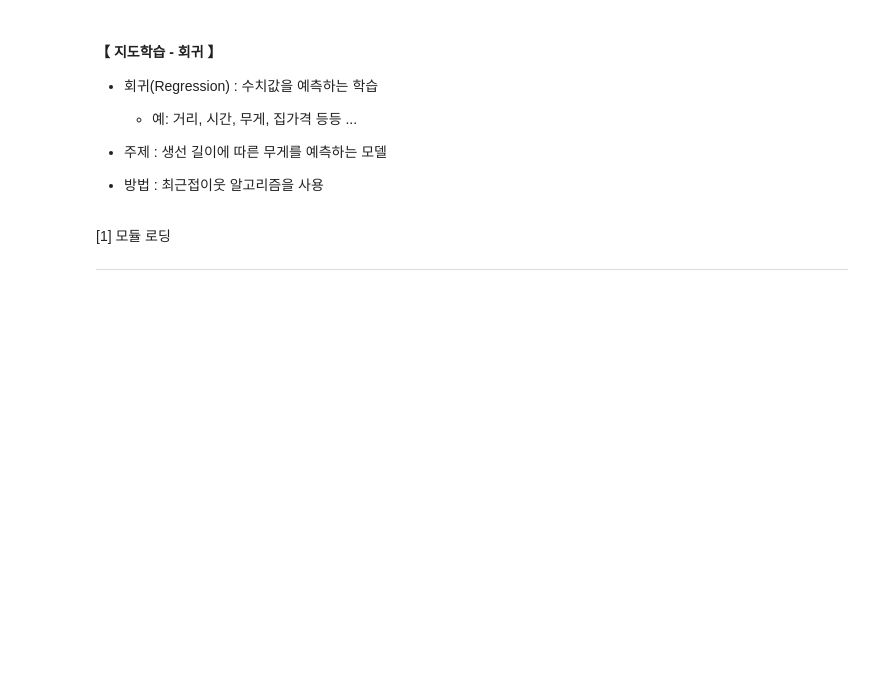
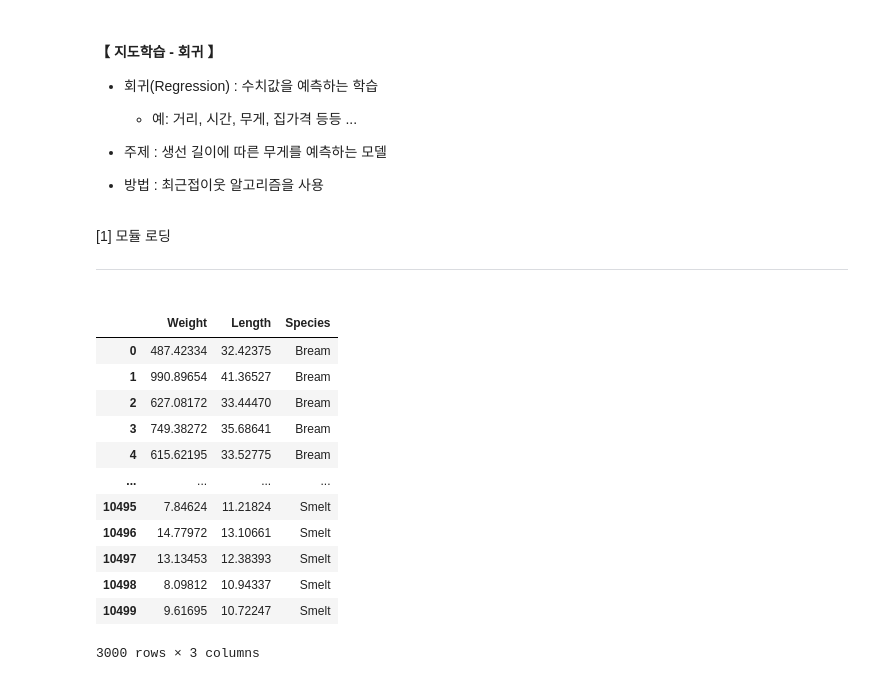
Before and after one commit to beom-L/KDT10, a Jupyter notebook: EX08_ML/DAY08/ex01_refression_knn.ipynb, the cells around one changed output. Drawn from its saved outputs; the diff is of its cells as text; code cells hidden in the pictures; blank space fills up the shorter version.

```diff
--- a/EX08_ML/DAY08/ex01_refression_knn.ipynb
+++ b/EX08_ML/DAY08/ex01_refression_knn.ipynb
@@ -21,15 +21,41 @@ import koreanize_matplotlib
 
 ## 데이터셋 및 학습관련 모듈
 from sklearn.model_selection import train_test_split
-from sklearn.neighbors import KNeighborsClassifier
+from sklearn.neighbors import KNeighborsRegressor
+
+## CoW 활성화 : 복사와 공유 자동 설정 기능 활성화
+pd.options.mode.copy_on_write = True
+
+# 판다스/넘파이에 지수표기법(과학적표기법) 정지 설정
+pd.options.display.float_format = '{:.5f}'.format
+np.set_printoptions(precision=6, suppress=True)
 # %%
 ## ========================================================
 ## [1-2] 데이터 준비 및 확인
 ## ========================================================
 ## 데이터 준비
 DATA_FILE = '../DATA/fish_train_10500.csv'
 
 ## Bream, Smelt 생선 데이터만 추출
-fishDF = pd.read_csv(DATA_FILE)
+fishDF = pd.read_csv(DATA_FILE, usecols=[0,1,5])
 
-fishDF.Species == 'Bream' or fishDF.Species == 'Bream'
+## 방법 1 (=직관적)
+# (fishDF.Species == 'Bream') | (fishDF.Species == 'Bream')
+
+## 방법 2 (=편함)
+dataDF = fishDF[fishDF.Species.isin(['Bream', 'Smelt'])]
+dataDF
+# %% [output]
+|  | Weight | Length | Species |
+| 0 | 487.42334 | 32.42375 | Bream |
+| 1 | 990.89654 | 41.36527 | Bream |
+| 2 | 627.08172 | 33.44470 | Bream |
+| 3 | 749.38272 | 35.68641 | Bream |
+| 4 | 615.62195 | 33.52775 | Bream |
+| ... | ... | ... | ... |
+| 10495 | 7.84624 | 11.21824 | Smelt |
+| 10496 | 14.77972 | 13.10661 | Smelt |
+| 10497 | 13.13453 | 12.38393 | Smelt |
+| 10498 | 8.09812 | 10.94337 | Smelt |
+| 10499 | 9.61695 | 10.72247 | Smelt |
+3000 rows × 3 columns
```
Also changed, not shown: parts of 17 cells of this notebook, 13 other files.
